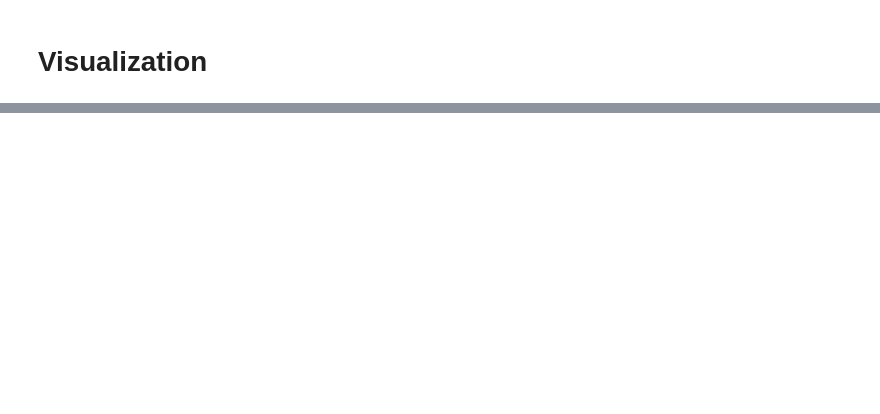
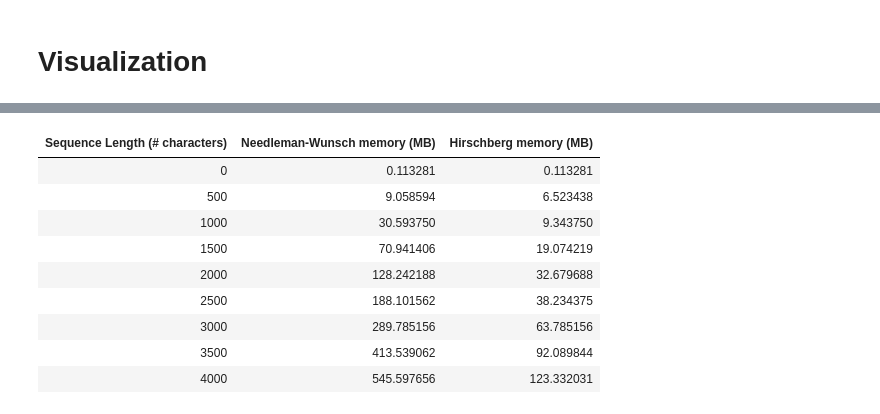
Before and after one commit to akankshakumar11/hirschbergs-algorithm, a Jupyter notebook: global_alignment.ipynb, the cells around one changed output, grey strips where cells are left out. Drawn from its saved outputs; the diff is of its cells as text; code cells hidden in the pictures; blank space fills up the shorter version.

```diff
--- a/global_alignment.ipynb
+++ b/global_alignment.ipynb
@@ -115,0 +451,23 @@ def hirschberg_recursive(seq1, seq2):
+# %%
+import pandas as pd
+
+# Creating a DataFrame
+data = {
+    'Sequence Length (# characters)': sequence_lengths[0:9],
+    'Needleman-Wunsch memory (MB)': needleman_wunsch_memory[0:9],
+    'Hirschberg memory (MB)': hirschberg_memory[0:9]
+}
+
+df = pd.DataFrame(data)
+df.style.hide_index()
+# %% [output]
+| Sequence Length (# characters) | Needleman-Wunsch memory (MB) | Hirschberg memory (MB) |
+| 0 | 0.113281 | 0.113281 |
+| 500 | 9.058594 | 6.523438 |
+| 1000 | 30.593750 | 9.343750 |
+| 1500 | 70.941406 | 19.074219 |
+| 2000 | 128.242188 | 32.679688 |
+| 2500 | 188.101562 | 38.234375 |
+| 3000 | 289.785156 | 63.785156 |
+| 3500 | 413.539062 | 92.089844 |
+| 4000 | 545.597656 | 123.332031 |
```
Also changed, not shown: parts of 26 cells of this notebook.
